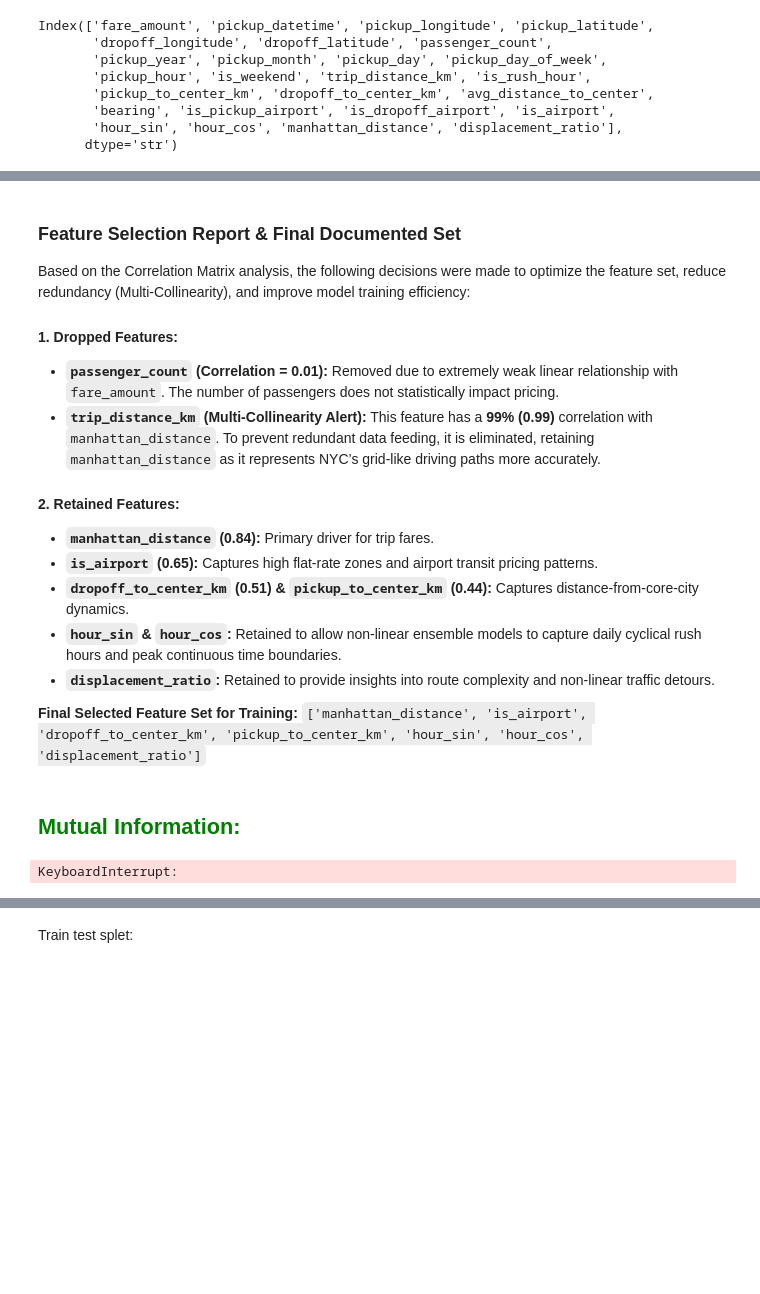
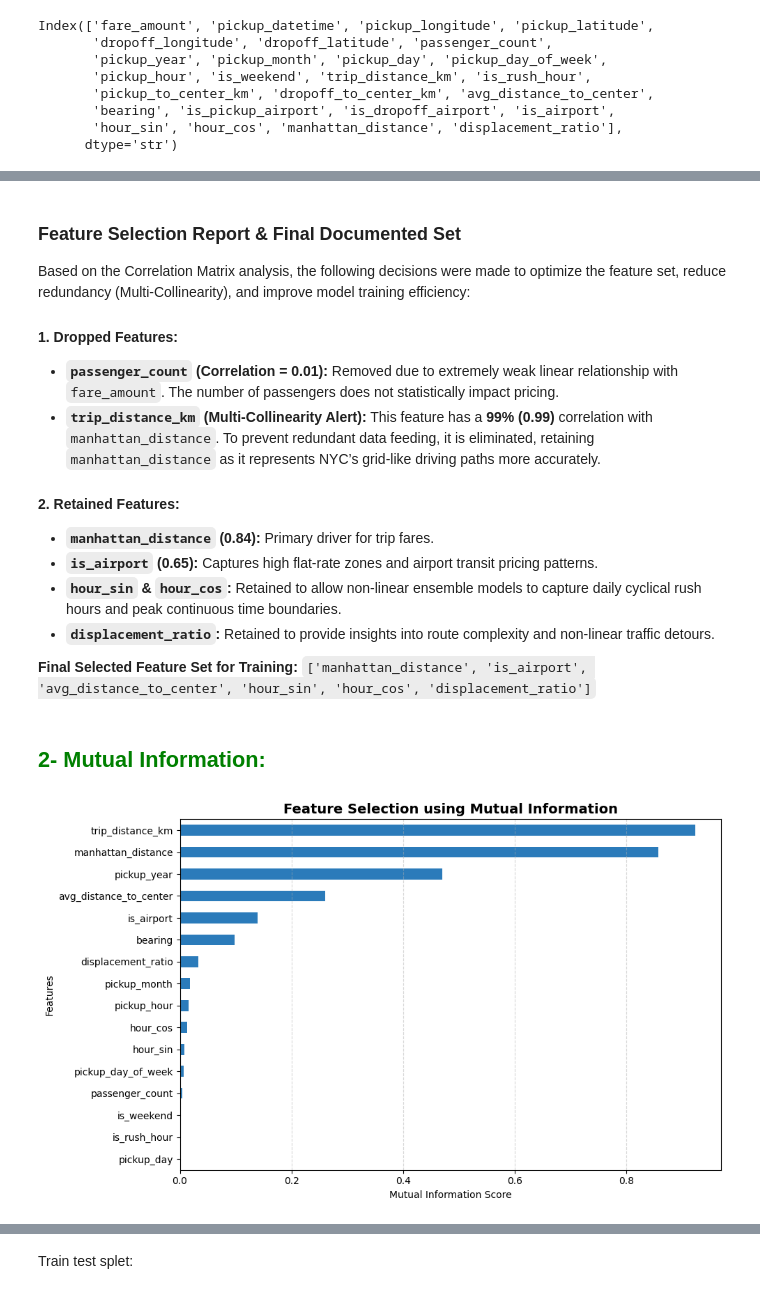
Before and after one commit to mariemmohie4-coder/Uber-Fare-Prediction-ML, a Jupyter notebook: notebooks/Feature_selection.ipynb, the cells around one changed output, grey strips where cells are left out. Saved outputs shown, nothing was run; the diff lists cells and outputs as text; code cells hidden in the pictures; blank space fills up the shorter version.

Commit message:
Optimize dataset: feature selection applied to retain top 5 features

```diff
--- a/notebooks/Feature_selection.ipynb
+++ b/notebooks/Feature_selection.ipynb
@@ -66,36 +69,39 @@ Based on the Correlation Matrix analysis, the following decisions were made to o
 #### 2. Retained Features:
 * **`manhattan_distance` (0.84):** Primary driver for trip fares.
 * **`is_airport` (0.65):** Captures high flat-rate zones and airport transit pricing patterns.
-* **`dropoff_to_center_km` (0.51) & `pickup_to_center_km` (0.44):** Captures distance-from-core-city dynamics.
 * **`hour_sin` & `hour_cos`:** Retained to allow non-linear ensemble models to capture daily cyclical rush hours and peak continuous time boundaries.
 * **`displacement_ratio`:** Retained to provide insights into route complexity and non-linear traffic detours.
 
-**Final Selected Feature Set for Training:** `['manhattan_distance', 'is_airport', 'dropoff_to_center_km', 'pickup_to_center_km', 'hour_sin', 'hour_cos', 'displacement_ratio']`
+**Final Selected Feature Set for Training:** `['manhattan_distance', 'is_airport', 'avg_distance_to_center', 'hour_sin', 'hour_cos', 'displacement_ratio']`
 # %% [markdown]
-<h2 style="color:green"> Mutual Information:  </h2>
+<h2 style="color:green"> 2- Mutual Information:  </h2>
 # %%
 
-numerical_cols = df.select_dtypes(include=['number']).columns
+numerical_cols = ['fare_amount','passenger_count','pickup_year', 'pickup_month',
+                 'pickup_day', 'pickup_day_of_week','pickup_hour', 'is_weekend',
+                 'trip_distance_km', 'is_rush_hour', 'avg_distance_to_center',
+                 'bearing', 'is_airport','hour_sin', 'hour_cos',
+                 'manhattan_distance', 'displacement_ratio']
 
 x_mi = df[numerical_cols].drop(columns=['fare_amount']).fillna(0)
 y_mi = df['fare_amount']
 
 mi_scores = mutual_info_regression(x_mi, y_mi, random_state=42)
 
 mi_scores_series = pd.Series(mi_scores, index=x_mi.columns).sort_values(ascending=True)
 
 plt.figure(figsize=(10, 6))
 mi_scores_series.plot(kind='barh', color='#2b7bba')
 plt.xlabel("Mutual Information Score")
 plt.ylabel("Features")
 plt.title("Feature Selection using Mutual Information", fontsize=14, fontweight='bold')
 plt.grid(axis='x', linestyle='--', alpha=0.5)
 
 
 plt.tight_layout()
 plt.show()
 # %% [output]
-KeyboardInterrupt:
+[figure, added]
 # %% [markdown]
 ### Feature Selection Insight: Mutual Information Analysis
 
```
Also changed, not shown: parts of 18 cells of this notebook, 2 other files.
